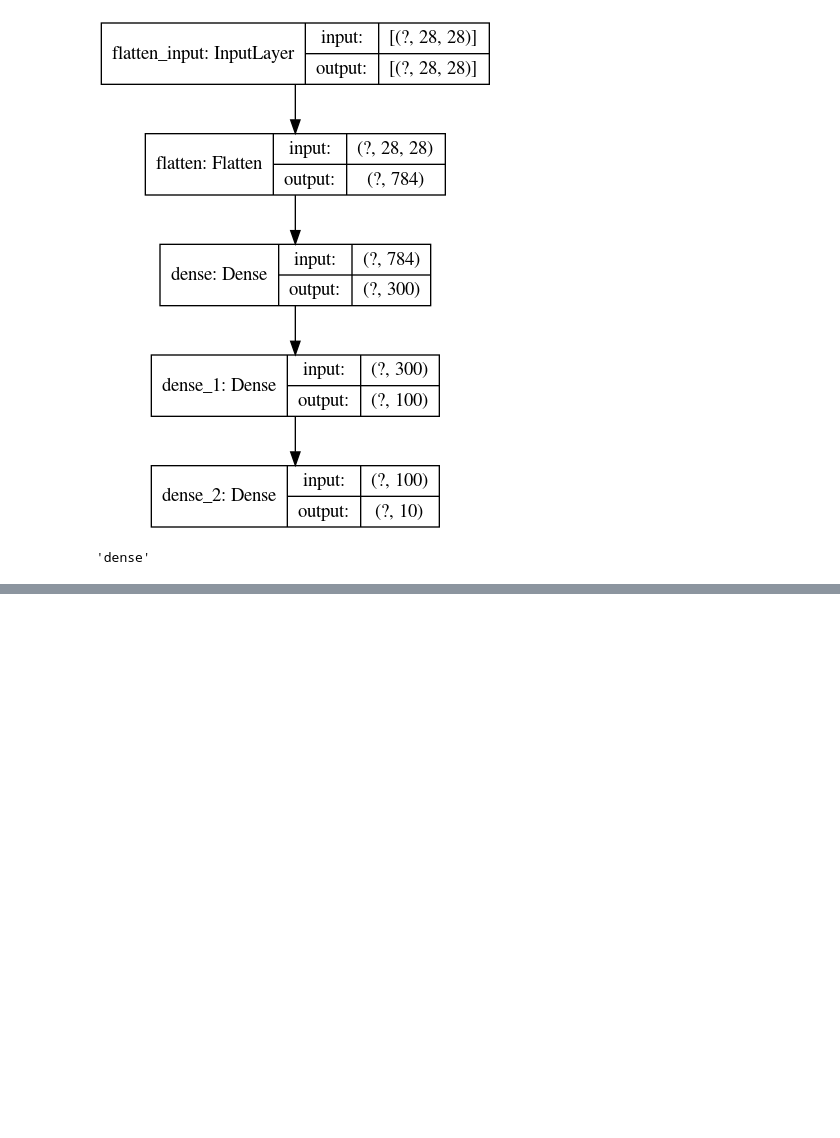
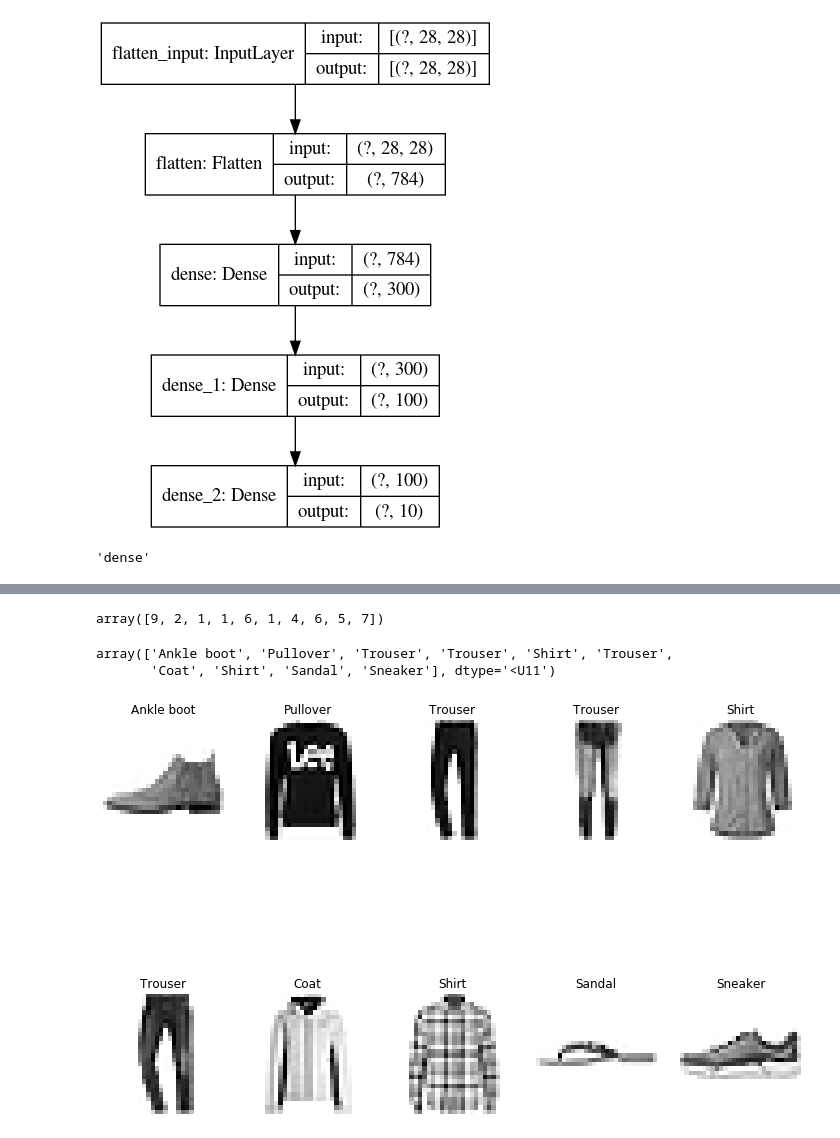
Before and after one commit to bachaudhry/deep_learning_practice, a Jupyter notebook: Neural_Nets_with_Keras.ipynb, the cells around one changed output, grey strips where cells are left out. Cells and saved outputs as stored; diff of their text form; code cells hidden in the pictures; blank space fills up the shorter version.

```diff
--- a/Neural_Nets_with_Keras.ipynb
+++ b/Neural_Nets_with_Keras.ipynb
@@ -287,0 +410,6 @@ hidden1.name
+# %%
+# Making predictions on 10 new instances.
+X_new = X_test[:10]
+
+y_proba = model.predict(X_new)
+y_proba.round(2)
@@ -287,0 +428,24 @@ hidden1.name
+# %%
+# Instead of looking at predictions made on every possible class,we can
+# print the highest probability class for each new instance
+y_pred = model.predict_classes(X_new)
+y_pred
+# %% [output]
+array([9, 2, 1, 1, 6, 1, 4, 6, 5, 7])
+# %%
+np.array(class_names)[y_pred]
+# %% [output]
+array(['Ankle boot', 'Pullover', 'Trouser', 'Trouser', 'Shirt', 'Trouser',
+       'Coat', 'Shirt', 'Sandal', 'Sneaker'], dtype='<U11')
+# %%
+# Plotting the predicted labels
+plt.figure(figsize=(12.5, 8.4))
+for index, image in enumerate(X_new):
+    plt.subplot(2, 5, index + 1)
+    plt.imshow(image, cmap='binary', interpolation="nearest")
+    plt.axis('off')
+    plt.title(class_names[y_test[index]], fontsize=12)
+plt.subplots_adjust(wspace=0.2, hspace=0.5)
+plt.show()
+# %% [output]
+[figure, added]
```
Also changed, not shown: parts of 17 cells of this notebook.
